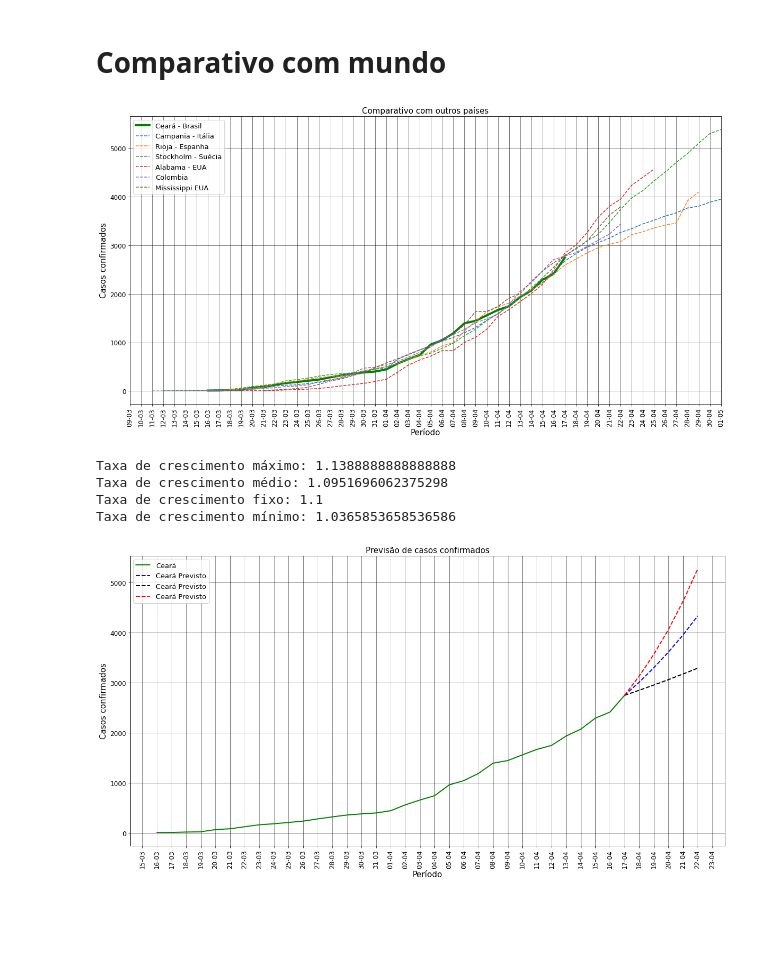
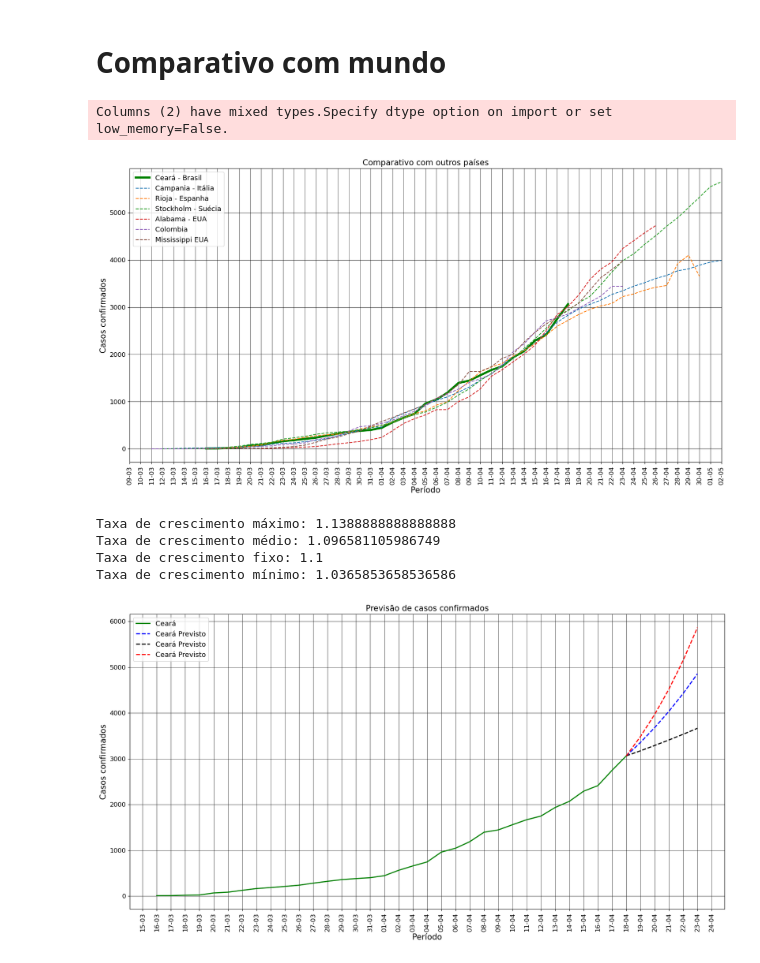
Before and after one commit to luiseduardobr1/covid19-Ceara, a Jupyter notebook: algoritmos/EstudoCoronavirusCEARA.ipynb, the cells around one changed output. Cells and saved outputs as stored; diff of their text form; code cells hidden in the pictures; blank space fills up the shorter version.

```diff
--- a/algoritmos/EstudoCoronavirusCEARA.ipynb
+++ b/algoritmos/EstudoCoronavirusCEARA.ipynb
@@ -1459,9 +1354,9 @@ import matplotlib.ticker as ticker
 
 # Baixar dados
 # Tirar descricao quando for baixar
-# df = pd.read_csv('https://coronadatascraper.com/timeseries.csv')
-# df2 = pd.read_csv('https://brasil.io/dataset/covid19/caso?format=csv')
-# df2 = df2[(df2['state']=='CE') & (df2['place_type']=='state')]
+df = pd.read_csv('https://coronadatascraper.com/timeseries.csv')
+df2 = pd.read_csv('https://brasil.io/dataset/covid19/caso?format=csv')
+df2 = df2[(df2['state']=='CE') & (df2['place_type']=='state')]
 
 
 # Dados do Ceará - Brazil
@@ -1542,34 +1437,35 @@ alabama.plot(x='date', y='cases', linestyle='--',
 colombia.plot(x='date', y='cases', linestyle='--',
               ax=ax, label='Colombia')
 miss.plot(x='date', y='cases', linestyle='--',
               ax=ax, label='Mississippi EUA')
 
 
 
 # Definindo textos do título, eixo x e eixo y
 plt.xlabel('Período', size = 15)
 plt.ylabel('Casos confirmados', size = 15)
 plt.title('Comparativo com outros países', size = 15)
 
 # Colocar todos os dias no eixo x e formatando
 plt.gca().xaxis.set_major_formatter(mdates.DateFormatter('%d-%m'))
 plt.gca().xaxis.set_major_locator(mdates.DayLocator())
 
 
 # Linhas horizontais e verticais
 plt.gca().yaxis.grid(which="major", color='k', linestyle='-', linewidth=0.5)
 plt.gca().xaxis.grid(which="major", color='k', linestyle='-', linewidth=0.5)
 
 # Rotacionando o eixo x
 ax.tick_params(axis='x', rotation=90)
 
 
 # Configurar tamanho da legenda
 plt.legend(loc='best', prop={"size":13})
 
 plt.show()
 # %% [output]
+Columns (2) have mixed types.Specify dtype option on import or set low_memory=False.
-[figure, old version]
+[figure, new version]
 # %%
 import pandas as pd
 import matplotlib.pyplot as plt
@@ -1680,10 +1576,11 @@ ax.tick_params(axis='x', rotation=90)
 plt.legend(loc='best', prop={"size":13})
 
 
+
 plt.show()
 # %% [output]
 Taxa de crescimento máximo: 1.1388888888888888
-Taxa de crescimento médio: 1.0951696062375298
+Taxa de crescimento médio: 1.096581105986749
 Taxa de crescimento fixo: 1.1
 Taxa de crescimento mínimo: 1.0365853658536586
-[figure, old version]
+[figure, new version]
```
Also changed, not shown: parts of 22 cells of this notebook.
